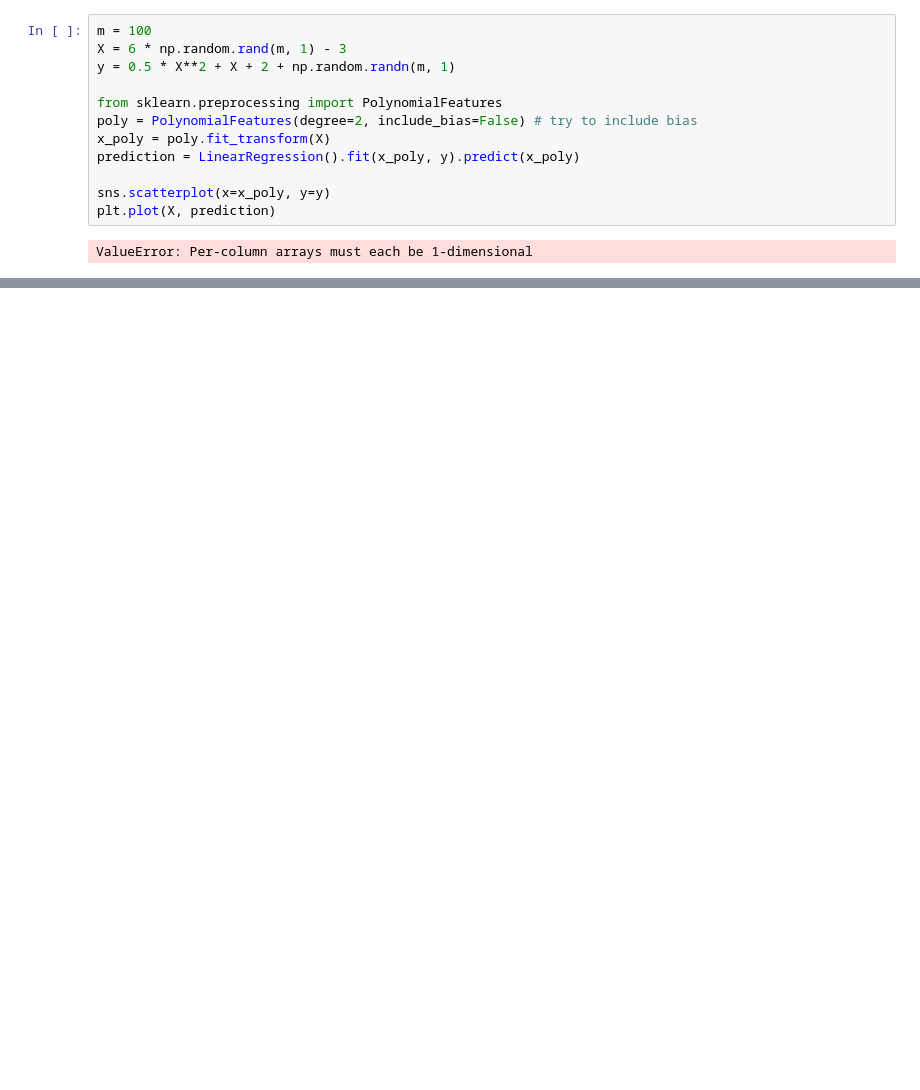
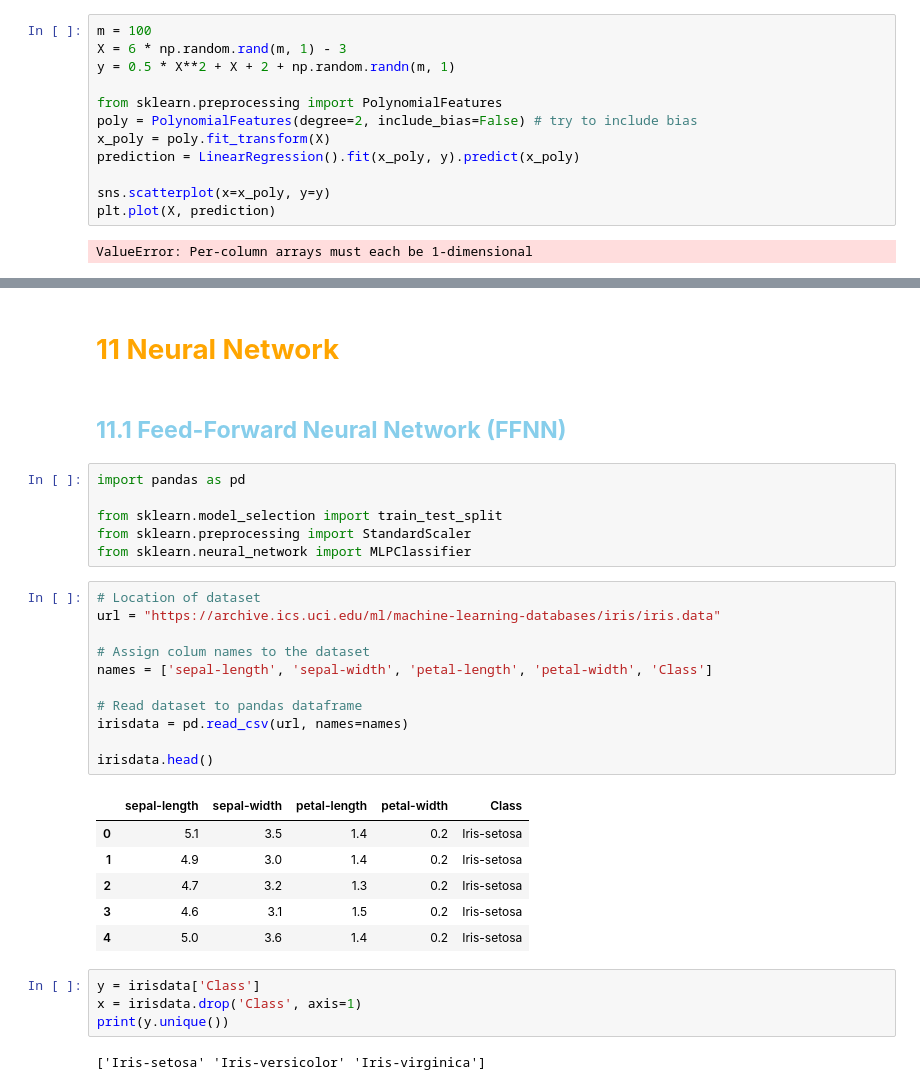
Before and after one commit to Hazim-HF/Machine-Learning, a Jupyter notebook: ML.ipynb, the cells around one changed output, grey strips where cells are left out. Drawn from its saved outputs; the diff is of its cells as text; blank space fills up the shorter version.

```diff
--- a/ML.ipynb
+++ b/ML.ipynb
@@ -585,0 +864,34 @@ array([[1.4, 0.2],
+# %% [markdown]
+<h1 style='font-weight:bold; color:orange'> 11 Neural Network </h1>
+# %% [markdown]
+<h2 style='font-weight:bold; color:skyblue'> 11.1 Feed-Forward Neural Network (FFNN) </h2>
+# %%
+import pandas as pd
+
+from sklearn.model_selection import train_test_split
+from sklearn.preprocessing import StandardScaler
+from sklearn.neural_network import MLPClassifier
+# %%
+# Location of dataset
+url = "https://archive.ics.uci.edu/ml/machine-learning-databases/iris/iris.data"
+
+# Assign colum names to the dataset
+names = ['sepal-length', 'sepal-width', 'petal-length', 'petal-width', 'Class']
+
+# Read dataset to pandas dataframe
+irisdata = pd.read_csv(url, names=names)
+
+irisdata.head()
+# %% [output]
+|  | sepal-length | sepal-width | petal-length | petal-width | Class |
+| 0 | 5.1 | 3.5 | 1.4 | 0.2 | Iris-setosa |
+| 1 | 4.9 | 3.0 | 1.4 | 0.2 | Iris-setosa |
+| 2 | 4.7 | 3.2 | 1.3 | 0.2 | Iris-setosa |
+| 3 | 4.6 | 3.1 | 1.5 | 0.2 | Iris-setosa |
+| 4 | 5.0 | 3.6 | 1.4 | 0.2 | Iris-setosa |
+# %%
+y = irisdata['Class']
+x = irisdata.drop('Class', axis=1)
+print(y.unique())
+# %% [output]
+['Iris-setosa' 'Iris-versicolor' 'Iris-virginica']
```
Also changed, not shown: parts of 55 cells of this notebook, 22 other files.
